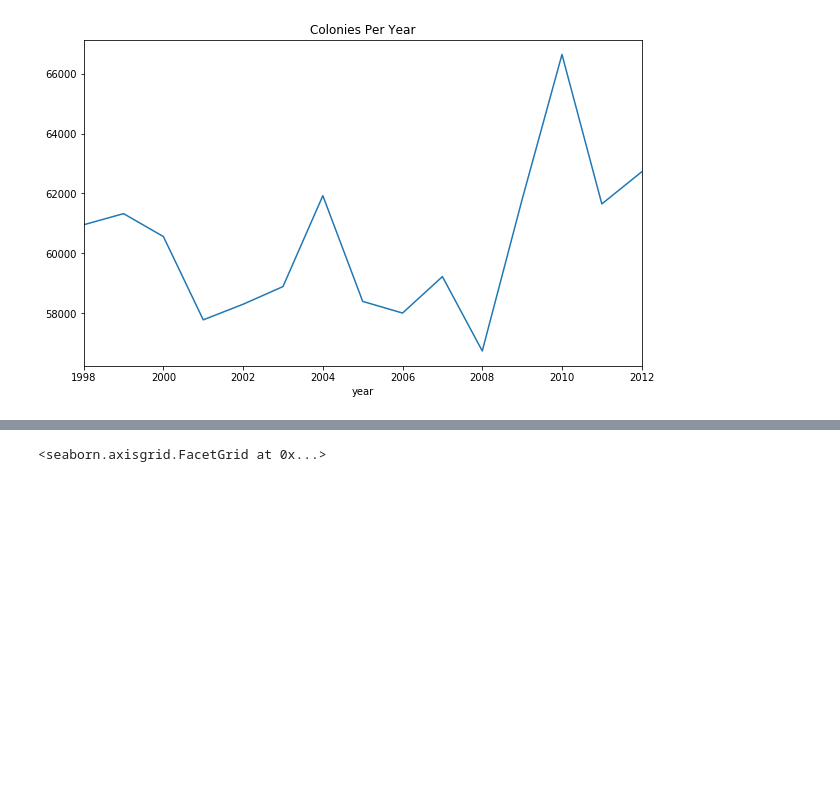
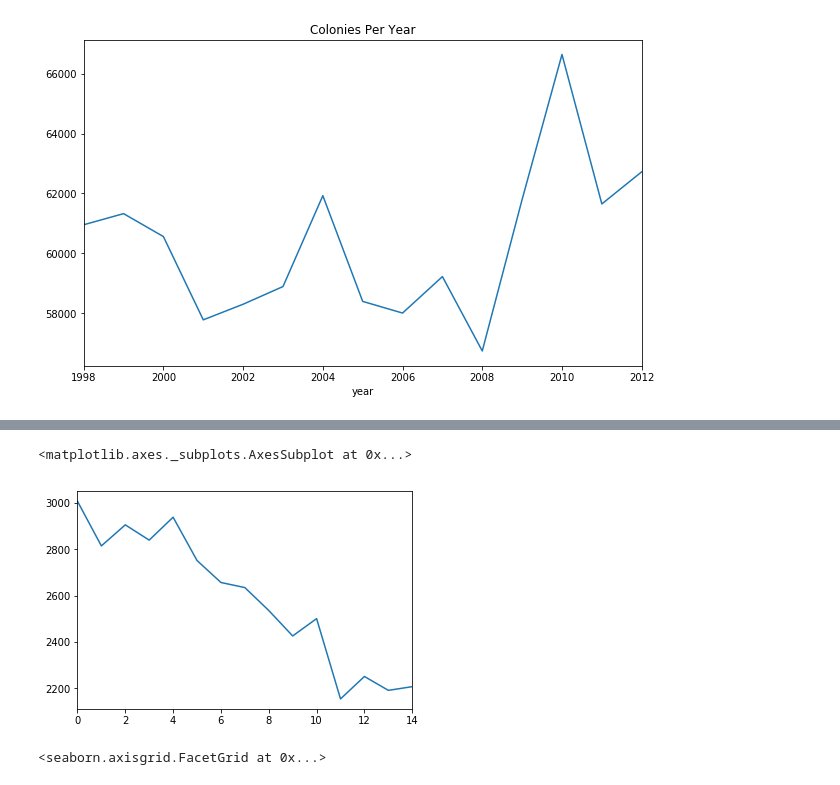
Before and after one commit to lilpricey/Thinkful, a Jupyter notebook: unit_1/unit_1_capstone_honey.ipynb, the cells around one changed output, grey strips where cells are left out. Cells and saved outputs as stored; diff of their text form; code cells hidden in the pictures; blank space fills up the shorter version.

```diff
--- a/unit_1/unit_1_capstone_honey.ipynb
+++ b/unit_1/unit_1_capstone_honey.ipynb
@@ -164,0 +185,2 @@ plt.show()
+# %%
+df_grouped_by_year = df.groupby('year').agg('sum').reset_index()
@@ -165,3 +196,8 @@ plt.show()
+# %%
+df_grouped_by_year['yieldpercol'].plot()
+# %% [output]
+<matplotlib.axes._subplots.AxesSubplot at 0x...>
+[figure, added]
 # %%
 states = df['state'].unique()
 g = sns.FacetGrid(df, col="state", col_wrap=4, size=3)
```
Also changed, not shown: parts of 3 cells of this notebook.
